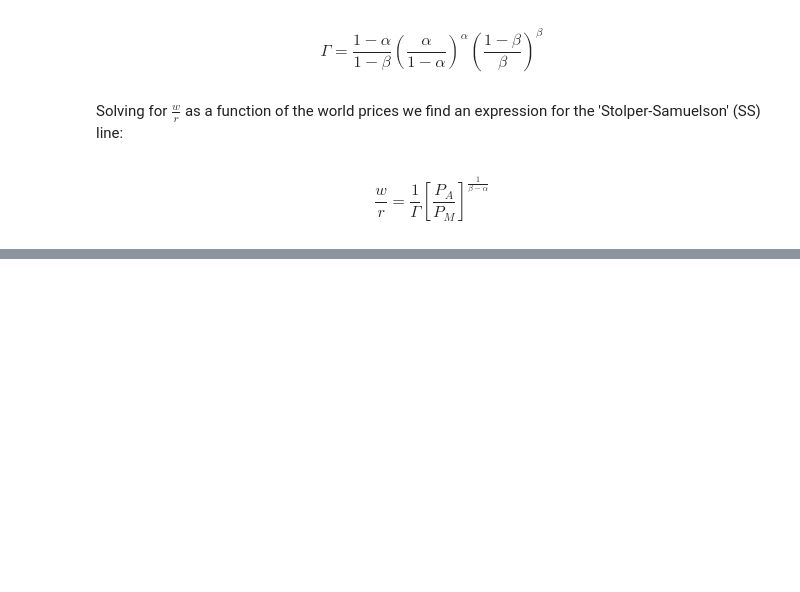
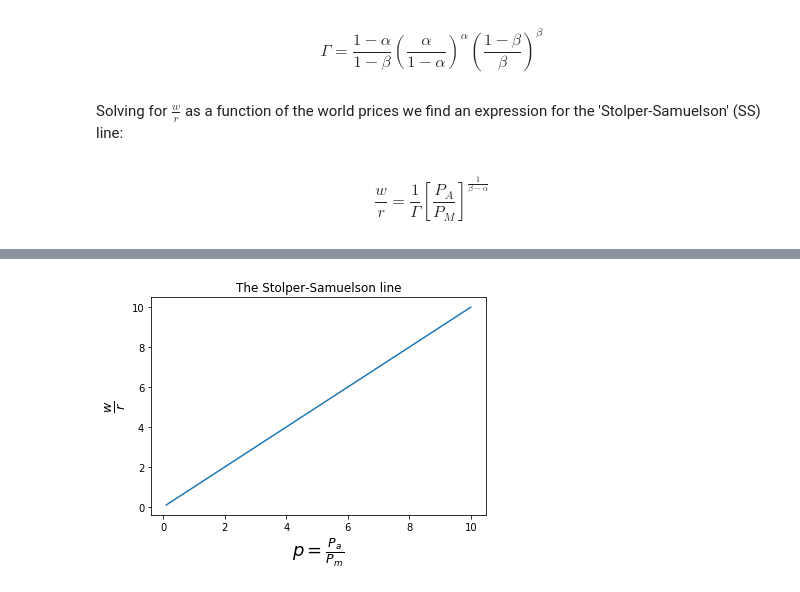
Before and after one commit to jhconning/Dev-II, a Jupyter notebook: notebooks/EdgeworthProduction.ipynb, the cells around one changed output, grey strips where cells are left out. Cells and saved outputs as stored; diff of their text form; code cells hidden in the pictures; blank space fills up the shorter version.

```diff
--- a/notebooks/EdgeworthProduction.ipynb
+++ b/notebooks/EdgeworthProduction.ipynb
@@ -212,0 +156,22 @@ This can be seen from the formula.  If agriculture were more labor intensive tha
+# %%
+ALPHA = 0.6   # capital share in agriculture
+BETA = 0.4   #
+
+KBAR = 100
+LBAR = 100
+
+p = 1      # =Pa/Pm  relative price of ag goods
+
+def F(K,L,alpha=ALPHA):
+    """Agriculture Production function"""
+    return (K**alpha)*(L**(1-alpha))
+
+def G(K,L,beta=BETA):
+    """Manufacturing Production function"""
+    return (K**beta)*(L**(1-beta))
+
+def budgetc(c1, p1, p2, I):
+    return (I/p2)-(p1/p2)*c1
+
+def isoq(L, Q, mu):
+    return (Q/(L**(1-mu)))**(1/mu)
@@ -229,0 +255,4 @@ plt.plot(p,wreq(p));
+# %%
+ssline()
+# %% [output]
+[figure, added]
```
Also changed, not shown: parts of 33 cells of this notebook.
